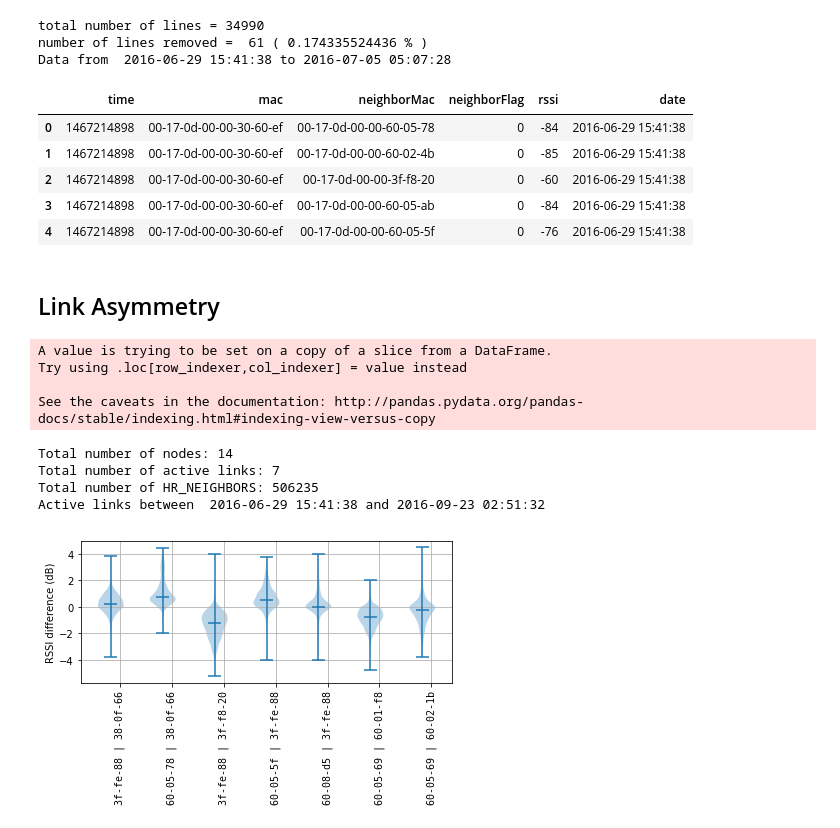
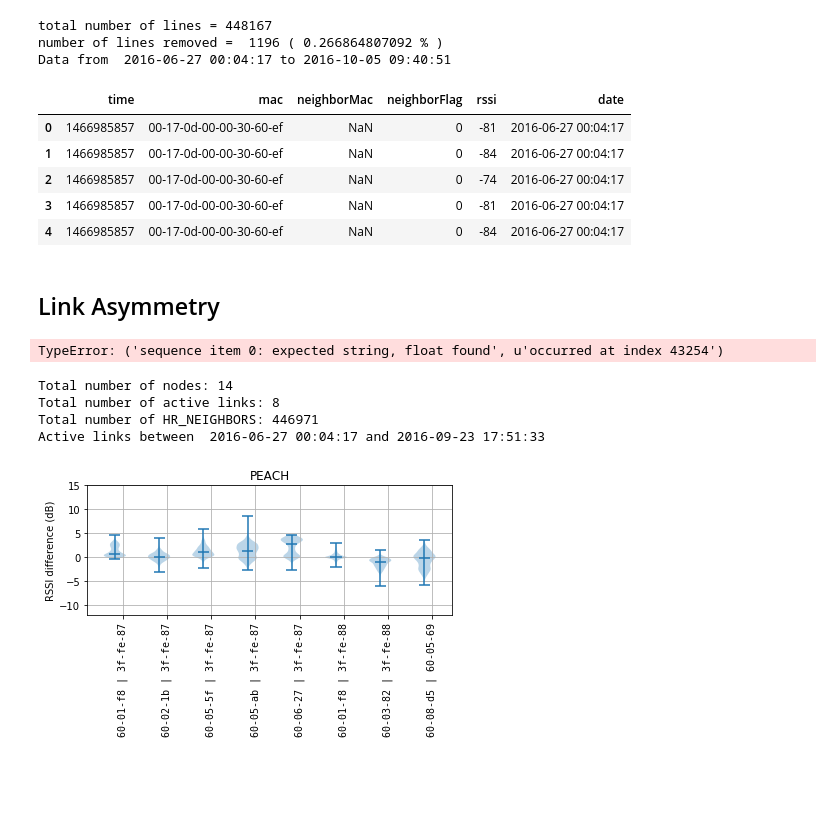
Before and after one commit to keomabrun/brun18using, a Jupyter notebook: notebooks/PEACH/asymmetry.ipynb, the cells around one changed output. Cells and saved outputs as stored; diff of their text form; code cells hidden in the pictures; blank space fills up the shorter version.

```diff
--- a/notebooks/PEACH/asymmetry.ipynb
+++ b/notebooks/PEACH/asymmetry.ipynb
@@ -6,29 +6,29 @@ import pandas as pd
 
 import matplotlib.pyplot as plt
 # %%
-df = pd.read_csv("../data/PEACH/hr_neighbors.csv", usecols=range(5))
+df = pd.read_csv("../data/PEACH/hr_neighbors_safe.csv", usecols=range(5))
 
 print "total number of lines =", len(df)
 
-df_clean = df[(df.rssi<0)]
+df_clean = df[(df.rssi<0) & (df.neighborMac != "")]
 
 lines_removed = len(df) - len(df_clean)
 df_clean.loc[:,"date"] = pd.to_datetime(df_clean.time, unit='s')
 
 print "number of lines removed = ", lines_removed, "(", float(lines_removed)*100/len(df), "% )"
-print "Data from ", df_clean.date[0], "to", df_clean.date[len(df_clean.date)-1]
+print "Data from ", df_clean.date.min(), "to", df_clean.date.max()
 
 df_clean.head()
 # %% [output]
-total number of lines = 34990
-number of lines removed =  61 ( 0.174335524436 % )
-Data from  2016-06-29 15:41:38 to 2016-07-05 05:07:28
+total number of lines = 448167
+number of lines removed =  1196 ( 0.266864807092 % )
+Data from  2016-06-27 00:04:17 to 2016-10-05 09:40:51
 |  | time | mac | neighborMac | neighborFlag | rssi | date |
-| 0 | 1467214898 | 00-17-0d-00-00-30-60-ef | 00-17-0d-00-00-60-05-78 | 0 | -84 | 2016-06-29 15:41:38 |
-| 1 | 1467214898 | 00-17-0d-00-00-30-60-ef | 00-17-0d-00-00-60-02-4b | 0 | -85 | 2016-06-29 15:41:38 |
-| 2 | 1467214898 | 00-17-0d-00-00-30-60-ef | 00-17-0d-00-00-3f-f8-20 | 0 | -60 | 2016-06-29 15:41:38 |
-| 3 | 1467214898 | 00-17-0d-00-00-30-60-ef | 00-17-0d-00-00-60-05-ab | 0 | -84 | 2016-06-29 15:41:38 |
-| 4 | 1467214898 | 00-17-0d-00-00-30-60-ef | 00-17-0d-00-00-60-05-5f | 0 | -76 | 2016-06-29 15:41:38 |
+| 0 | 1466985857 | 00-17-0d-00-00-30-60-ef | NaN | 0 | -81 | 2016-06-27 00:04:17 |
+| 1 | 1466985857 | 00-17-0d-00-00-30-60-ef | NaN | 0 | -84 | 2016-06-27 00:04:17 |
+| 2 | 1466985857 | 00-17-0d-00-00-30-60-ef | NaN | 0 | -74 | 2016-06-27 00:04:17 |
+| 3 | 1466985857 | 00-17-0d-00-00-30-60-ef | NaN | 0 | -81 | 2016-06-27 00:04:17 |
+| 4 | 1466985857 | 00-17-0d-00-00-30-60-ef | NaN | 0 | -84 | 2016-06-27 00:04:17 |
 # %% [markdown]
 ## Link Asymmetry
 # %%
@@ -55,10 +55,7 @@ df_indexed = df_reduced.set_index(df_reduced["date"])
 
 hash_grouped = df_indexed.groupby(["hash"])
 # %% [output]
-A value is trying to be set on a copy of a slice from a DataFrame.
-Try using .loc[row_indexer,col_indexer] = value instead
-
-See the caveats in the documentation: http://pandas.pydata.org/pandas-docs/stable/indexing.html#indexing-view-versus-copy
+TypeError: ('sequence item 0: expected string, float found', u'occurred at index 43254')
 # %%
 diff_list = []
 
@@ -80,7 +77,7 @@ for hash, group in hash_grouped:
     rssi_diff = pd.Series(AtoB).subtract(pd.Series(BtoA)).dropna()
 
     # only select link with important traffic
-    if len(rssi_diff) > 1000:
+    if len(rssi_diff) > 460:
         diff_list.append([str(gr["mac"][0]), str(gr["neighborMac"][0]), len(rssi_diff), abs(rssi_diff.mean()), rssi_diff.std(), rssi_diff])
 
 print "Total number of nodes:", len(df_indexed.groupby(["mac"]))
@@ -89,29 +86,30 @@ print "Total number of HR_NEIGHBORS:", df_clean.count()[1]
 print "Active links between ", df_clean.date[0], "and", df_clean.date[len(df_clean.date)-1]
 # %% [output]
 Total number of nodes: 14
-Total number of active links: 7
-Total number of HR_NEIGHBORS: 506235
-Active links between  2016-06-29 15:41:38 and 2016-09-23 02:51:32
+Total number of active links: 8
+Total number of HR_NEIGHBORS: 446971
+Active links between  2016-06-27 00:04:17 and 2016-09-23 17:51:33
 # %%
 df_final = pd.DataFrame(diff_list, columns=["mac_1", "mac_2", "count", "mean", "std", "values"])
 df_final.set_index(["mac_1", "mac_2"], inplace=True)
 
 ind = np.arange(len(df_final.index))
 bar_width = 0.35
 
 plt.violinplot(df_final["values"], ind,
     showmeans=False, showmedians=True
     )
 plt.xticks(ind + bar_width / 2, [str(i[0])[-8:]+ " | " +str(i[1])[-8:] for i in df_final.index],
            rotation=90, fontname="monospace")
 
+plt.title("PEACH")
 plt.ylabel('RSSI difference (dB)')
-plt.legend()
+plt.ylim([-12, 15])
 
 plt.grid(True)
 plt.tight_layout() # make sure xlabels are not cut off
 
 plt.savefig("../figures/asymmetry_peach.eps", format='eps')
 plt.show()
 # %% [output]
-[figure, old version]
+[figure, new version]
```
Also changed, not shown: 17 other files.
